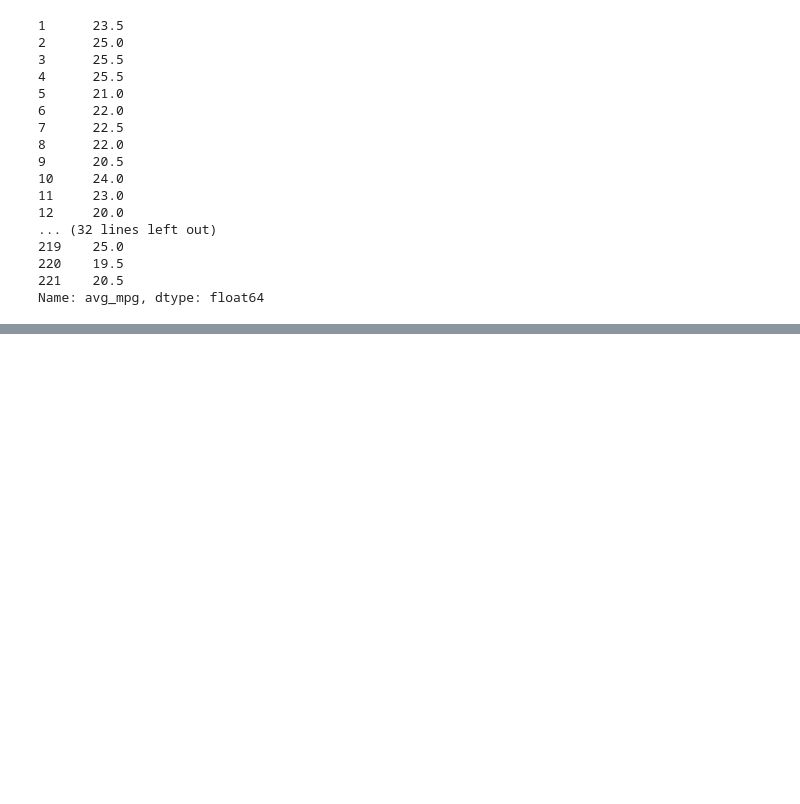
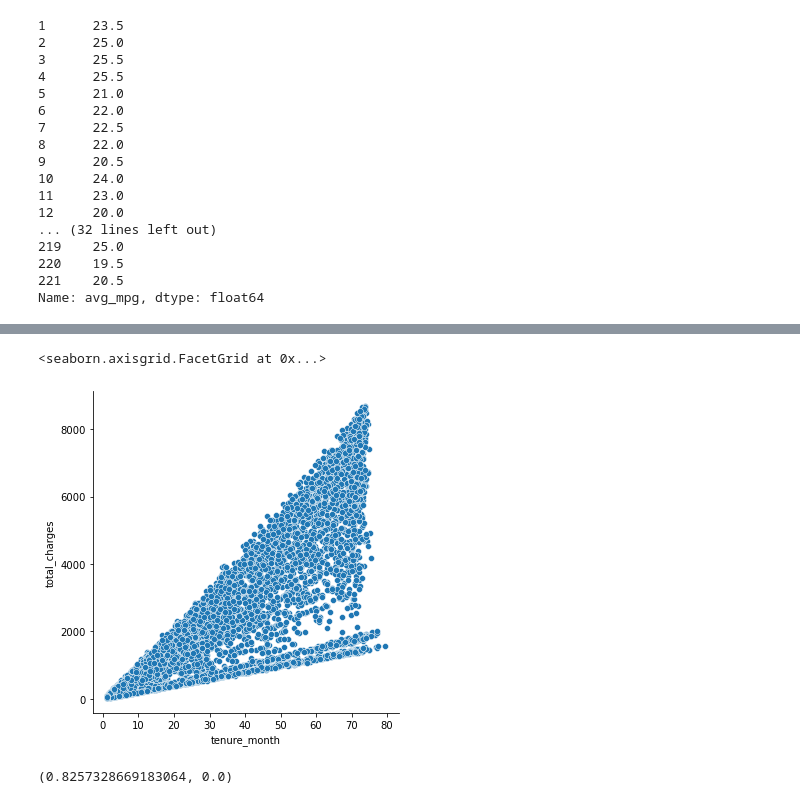
Before and after one commit to SLawsonWoods/statistics-exercises, a Jupyter notebook: hypothesis_testing.ipynb, the cells around one changed output, grey strips where cells are left out. Drawn from its saved outputs; the diff is of its cells as text; code cells hidden in the pictures; blank space fills up the shorter version.

```diff
--- a/hypothesis_testing.ipynb
+++ b/hypothesis_testing.ipynb
@@ -330,0 +320,5 @@ corr, p
+# %%
+sns.relplot(x='tenure_month', y='total_charges', data=df)
+# %% [output]
+<seaborn.axisgrid.FacetGrid at 0x...>
+[figure, added]
@@ -330,0 +328,5 @@ corr, p
+# %%
+corr, p = stats.pearsonr(df.tenure_month, df.total_charges)
+corr, p
+# %% [output]
+(0.8257328669183064, 0.0)
```
Also changed, not shown: parts of 78 cells of this notebook.
